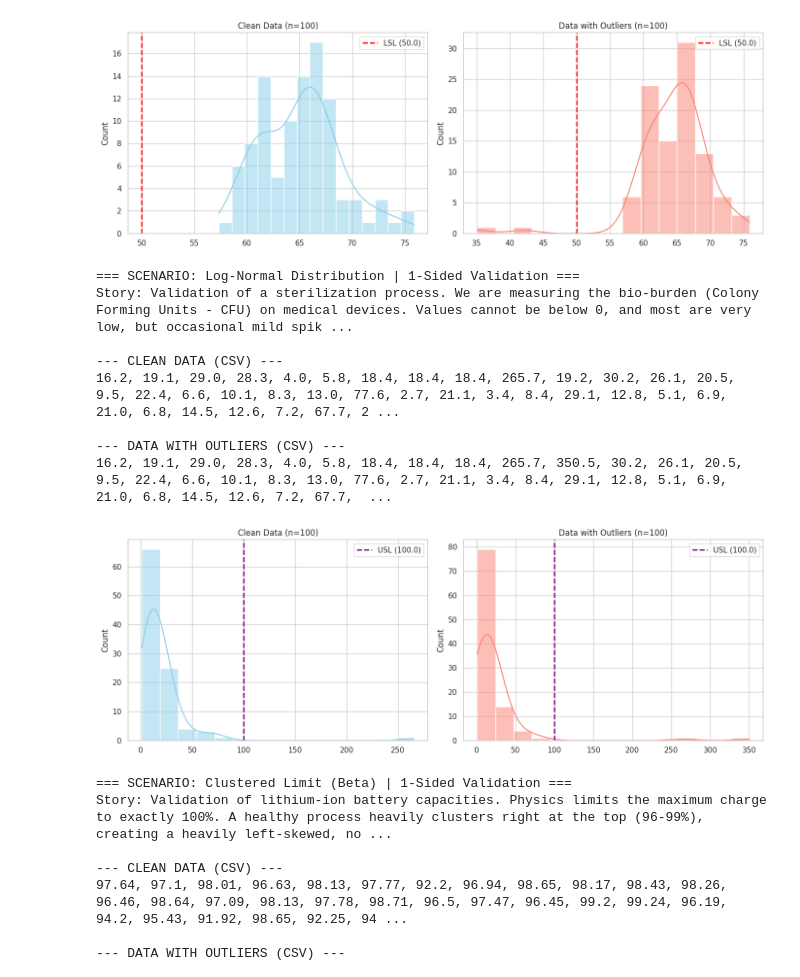
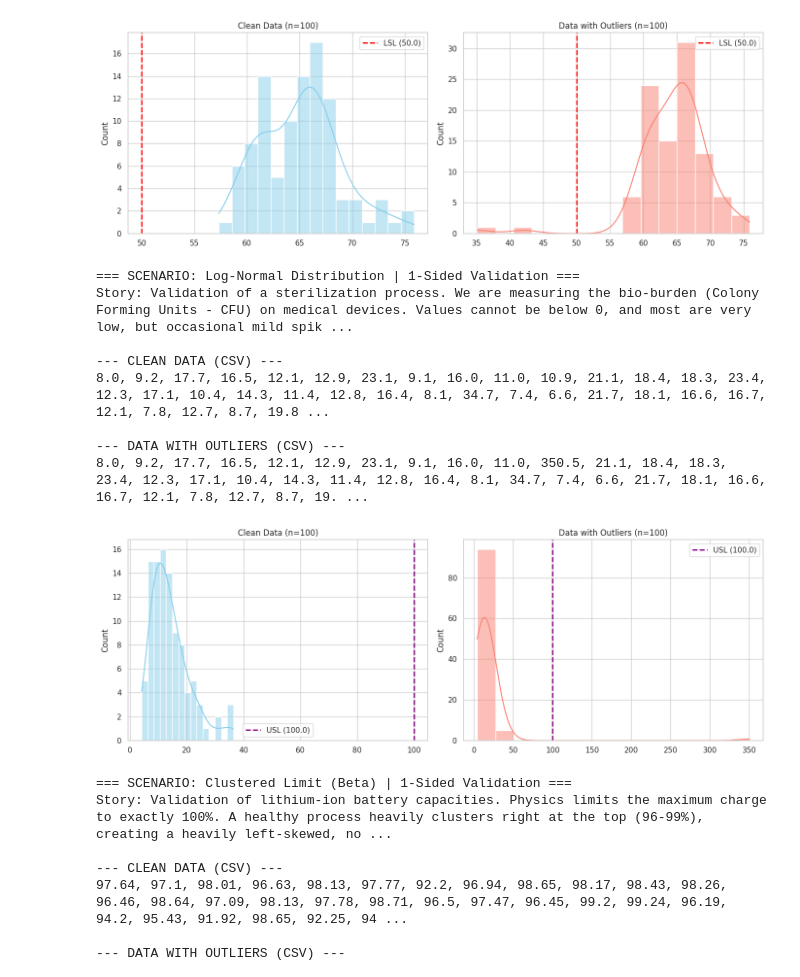
Before and after one commit to hapi-ds/pySSC, a Jupyter notebook: notebooks/Examples.ipynb, the cells around one changed output. Drawn from its saved outputs; the diff is of its cells as text; code cells hidden in the pictures.

```diff
--- a/notebooks/Examples.ipynb
+++ b/notebooks/Examples.ipynb
@@ -138,37 +138,37 @@ Story: Product Design Validation of a molded polymer bracket. The tensile streng
 
 # Story: Bio-burden testing. Must be < 100 CFU.
 story_lognormal = (
     "Validation of a sterilization process. We are measuring the bio-burden "
     "(Colony Forming Units - CFU) on medical devices. Values cannot be below 0, "
     "and most are very low, but occasional mild spikes occur naturally. "
     "The Upper Spec Limit is 100 CFU."
 )
 
 # Clean Data (Log-normal perfectly models particle counts / bio-burden)
-data_lognormal_clean = np.random.lognormal(mean=2.5, sigma=0.8, size=n_samples).round(1)
+data_lognormal_clean = np.random.lognormal(mean=2.5, sigma=0.5, size=n_samples).round(1)
 
 # Add Outliers (e.g., A technician sneezed near the cleanroom bench)
 data_lognormal_outliers = data_lognormal_clean.copy()
 data_lognormal_outliers[10] = 350.5 # Massive contamination spike
 
 analyze_validation_scenario(
     data_lognormal_clean,
     data_lognormal_outliers,
     title="Log-Normal Distribution | 1-Sided Validation",
     story=story_lognormal,
     lsl=None,
     usl=100.0
 )
 # %% [output]
 === SCENARIO: Log-Normal Distribution | 1-Sided Validation ===
 Story: Validation of a sterilization process. We are measuring the bio-burden (Colony Forming Units - CFU) on medical devices. Values cannot be below 0, and most are very low, but occasional mild spik ...
 
 --- CLEAN DATA (CSV) ---
-16.2, 19.1, 29.0, 28.3, 4.0, 5.8, 18.4, 18.4, 18.4, 265.7, 19.2, 30.2, 26.1, 20.5, 9.5, 22.4, 6.6, 10.1, 8.3, 13.0, 77.6, 2.7, 21.1, 3.4, 8.4, 29.1, 12.8, 5.1, 6.9, 21.0, 6.8, 14.5, 12.6, 7.2, 67.7, 2 ...
+8.0, 9.2, 17.7, 16.5, 12.1, 12.9, 23.1, 9.1, 16.0, 11.0, 10.9, 21.1, 18.4, 18.3, 23.4, 12.3, 17.1, 10.4, 14.3, 11.4, 12.8, 16.4, 8.1, 34.7, 7.4, 6.6, 21.7, 18.1, 16.6, 16.7, 12.1, 7.8, 12.7, 8.7, 19.8 ...
 
 --- DATA WITH OUTLIERS (CSV) ---
-16.2, 19.1, 29.0, 28.3, 4.0, 5.8, 18.4, 18.4, 18.4, 265.7, 350.5, 30.2, 26.1, 20.5, 9.5, 22.4, 6.6, 10.1, 8.3, 13.0, 77.6, 2.7, 21.1, 3.4, 8.4, 29.1, 12.8, 5.1, 6.9, 21.0, 6.8, 14.5, 12.6, 7.2, 67.7,  ...
+8.0, 9.2, 17.7, 16.5, 12.1, 12.9, 23.1, 9.1, 16.0, 11.0, 350.5, 21.1, 18.4, 18.3, 23.4, 12.3, 17.1, 10.4, 14.3, 11.4, 12.8, 16.4, 8.1, 34.7, 7.4, 6.6, 21.7, 18.1, 16.6, 16.7, 12.1, 7.8, 12.7, 8.7, 19. ...
-[figure, old version]
+[figure, new version]
 # %%
 # ==========================================
 # 1-SIDED LIMIT/SKEWED DISTRIBUTION
```
Also changed, not shown: 1 other file.
